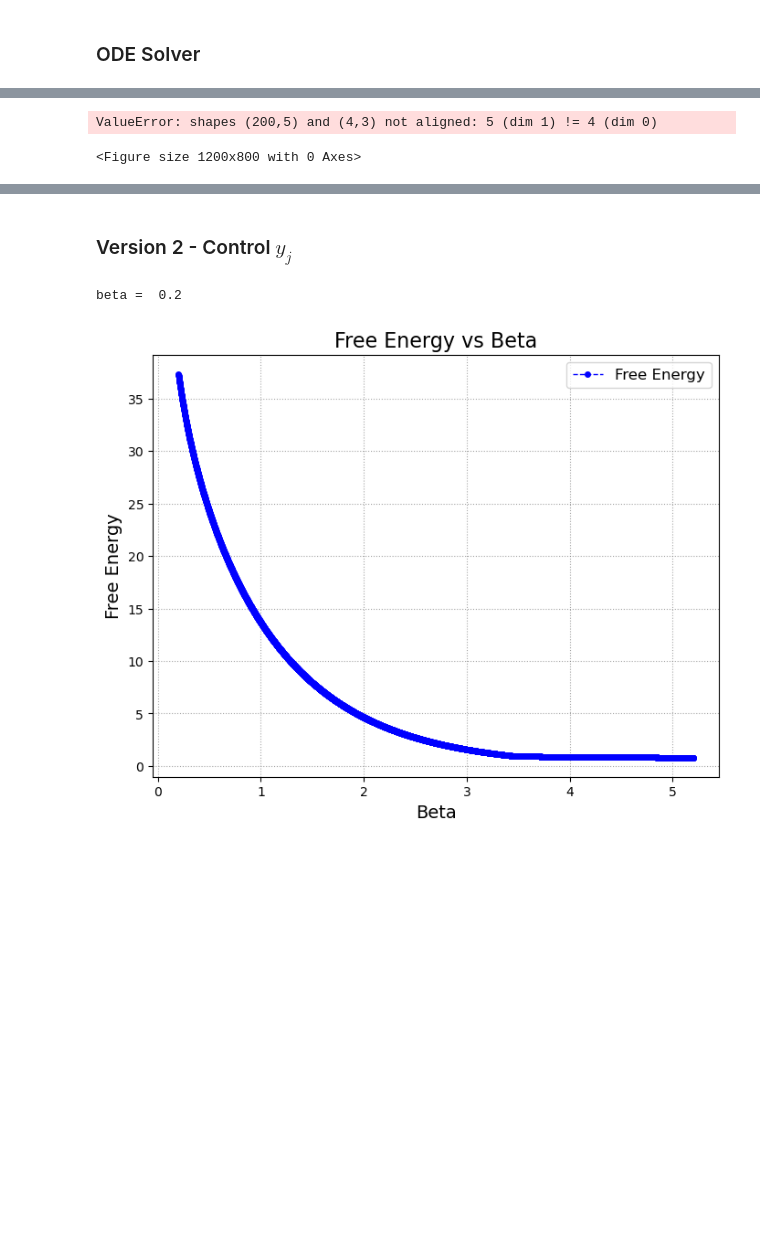
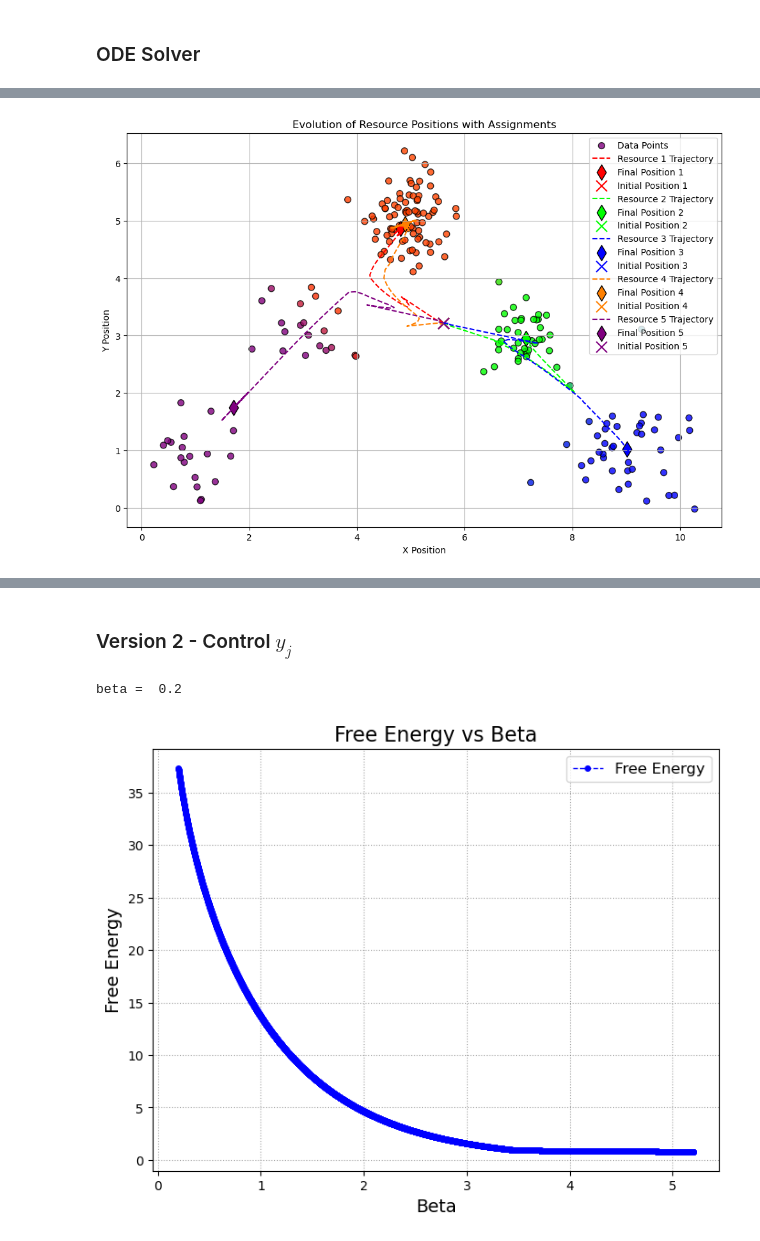
Before and after one commit to alisina75/Constrained-Clustering, a Jupyter notebook: Capacity_Constrained.ipynb, the cells around one changed output, grey strips where cells are left out. Saved outputs shown, nothing was run; the diff lists cells and outputs as text; code cells hidden in the pictures; blank space fills up the shorter version.

```diff
--- a/Capacity_Constrained.ipynb
+++ b/Capacity_Constrained.ipynb
@@ -1075,6 +1075,7 @@ def euler_forward(dynamics, z0, X_init, q, u_b, p, gamma, alpha_h, alpha_l, N, m
 
     traj[0] = z0
     times[0] = 0.0
+    pert = 1e-4
 
     for i in range(num_steps):
         z = traj[i]
@@ -1094,7 +1095,7 @@ def euler_forward(dynamics, z0, X_init, q, u_b, p, gamma, alpha_h, alpha_l, N, m
         # Projection step for P
         n_Y = m * 2
         n_P = N * m
-        Y_next = z_next[:n_Y].reshape(m, 2)
+        Y_next = z_next[:n_Y].reshape(m, 2) + pert * np.random.rand(m, 2)
         P_next = z_next[n_Y:n_Y+n_P].reshape(N, m)
         beta_next = z_next[-1]
 
@@ -1200,7 +1202,7 @@ P0 = P0 / P0.sum(axis=1, keepdims=True)
 # P0 = 1/m * np.ones((N,m))
 
 Py = np.sum(Px @ P0, axis = 0)
-c = 0.3 * np.ones(m) + pert
+c = 1 * np.ones(m) + pert
 
 # Setting the coefficients
 alpha_h = 20
@@ -1208,6 +1210,6 @@ alpha_l = 40
 p = 1000
 gamma = 1
 beta = 0.2
-u_b = 0.5
+u_b = 1
 z0 = np.concatenate([Y0.flatten(), P0.flatten(), np.array([beta])])
 # %%
@@ -1266,10 +1268,14 @@ Final free energy value:  0.3926455537218404
 # %%
-# Define a color for each resource (RGB values) - Now for 4 clusters
+import numpy as np
+import matplotlib.pyplot as plt
+
+# Define a color for each resource (RGB values) - Now for 5 resources
 resource_colors = np.array([
-    [1, 0, 0],    # Red for cluster 1
-    [0, 1, 0],    # Green for cluster 2
-    [0, 0, 1],    # Blue for cluster 3
-    [1, 0.5, 0],  # Orange for cluster 4
+    [1, 0, 0],    # Red for resource 1
+    [0, 1, 0],    # Green for resource 2
+    [0, 0, 1],    # Blue for resource 3
+    [1, 0.5, 0],  # Orange for resource 4
+    [0.5, 0, 0.5] # Purple for resource 5
 ])
 
 # Plot setup
@@ -1284,35 +1290,34 @@ plt.scatter(
     c=data_colors, s=50, edgecolor='k', alpha=0.8, label="Data Points"
 )
 
 # Plot trajectories and final positions of resources
 for i in range(m):
     plt.plot(
         Y_traj[:, i, 0], Y_traj[:, i, 1],  # Extract trajectory over time for resource i
         label=f"Resource {i+1} Trajectory", linestyle="--", color=resource_colors[i]
     )
 
     # Mark final positions of resources
     plt.scatter(
         Y_traj[-1, i, 0], Y_traj[-1, i, 1],
         marker="d", s=150, color=resource_colors[i], edgecolor='k', alpha=1, label=f"Final Position {i+1}"
     )
 
     # Mark initial positions of resources
     plt.scatter(
         Y_traj[0, i, 0], Y_traj[0, i, 1],
         marker="x", s=150, color=resource_colors[i], label=f"Initial Position {i+1}"
     )
 
 # Customize the plot
 plt.title("Evolution of Resource Positions with Assignments")
 plt.xlabel("X Position")
 plt.ylabel("Y Position")
 plt.legend()
 plt.grid(True)
 plt.show()
 # %% [output]
-ValueError: shapes (200,5) and (4,3) not aligned: 5 (dim 1) != 4 (dim 0)
-<Figure size 1200x800 with 0 Axes>
+[figure, added]
 # %%
 Py = np.sum(Px @ P_traj[-1,:,:], axis = 0)
 print(Py)
```
Also changed, not shown: parts of 22 cells of this notebook.
